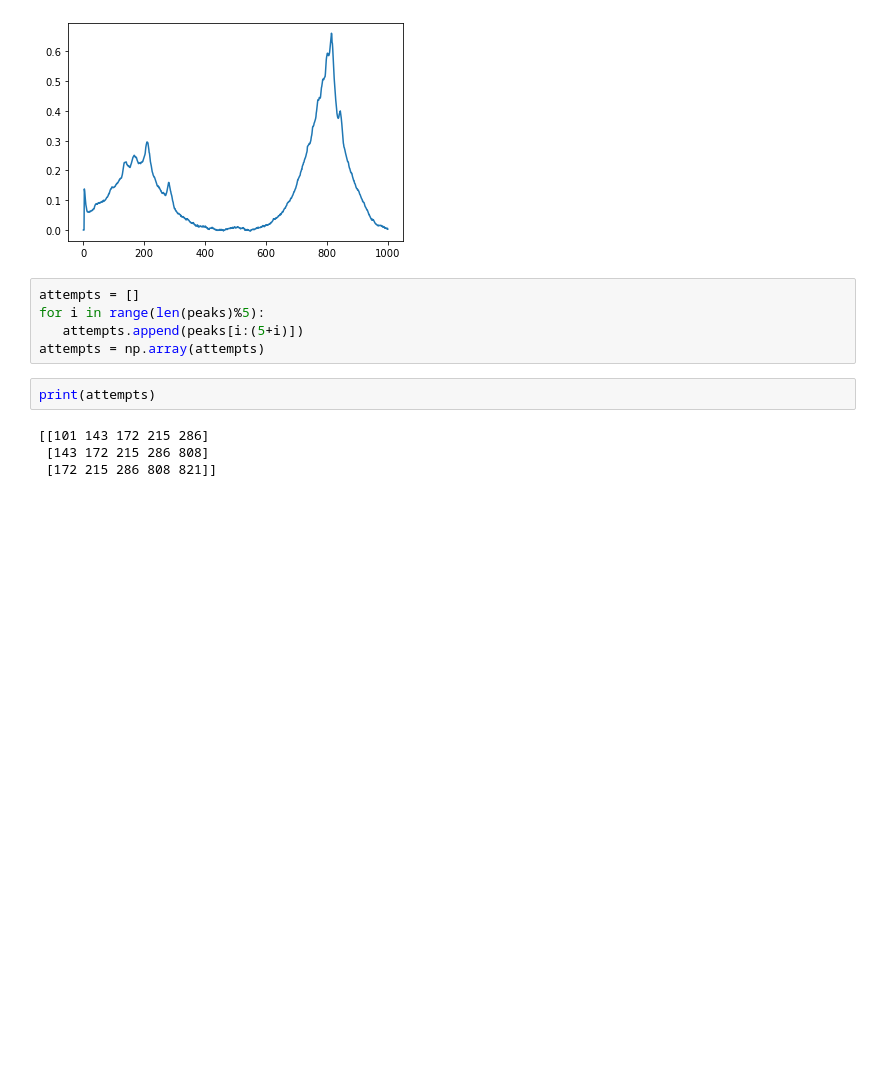
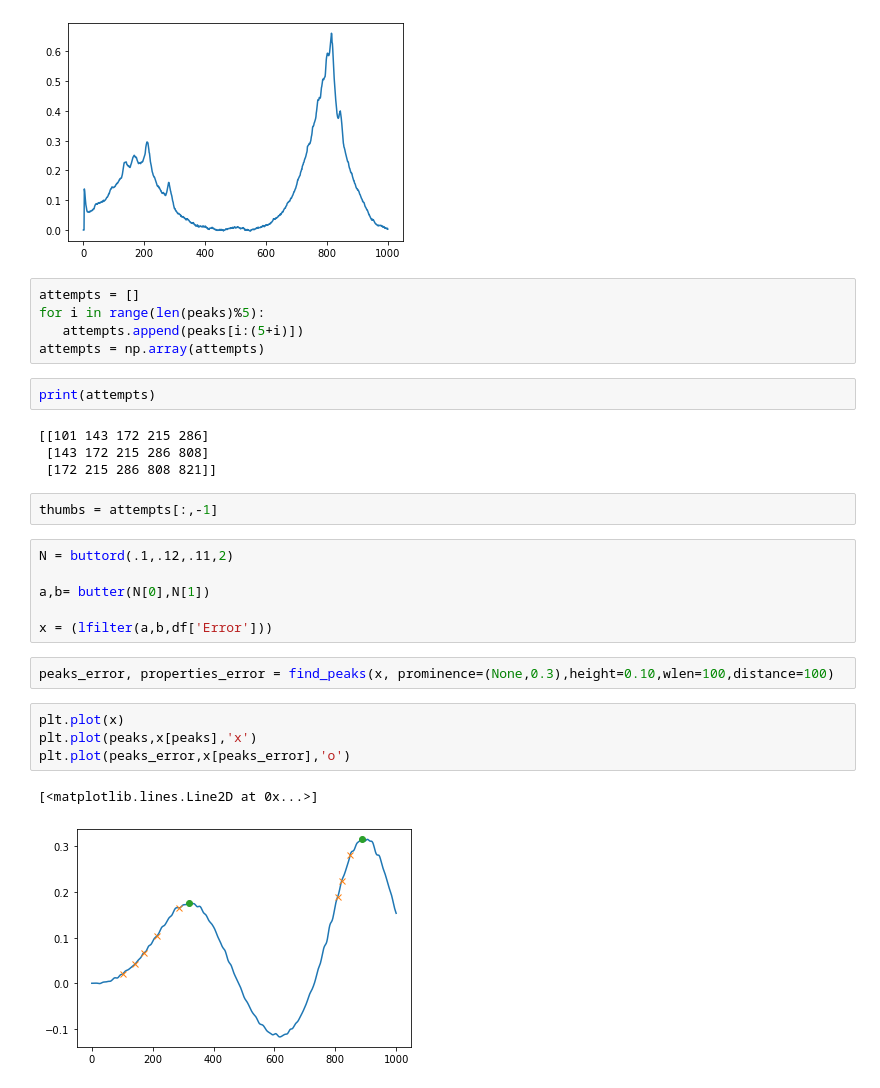
Before and after one commit to KGAtomTrapLab/AtomTrapLab_auto, a Jupyter notebook: peak_detection.ipynb, the cells around one changed output. Saved outputs shown, nothing was run; the diff lists cells and outputs as text; blank space fills up the shorter version.

Commit message:
Added error finding

```diff
--- a/peak_detection.ipynb
+++ b/peak_detection.ipynb
@@ -73,3 +73,20 @@ print(attempts)
 [[101 143 172 215 286]
  [143 172 215 286 808]
  [172 215 286 808 821]]
+# %%
+thumbs = attempts[:,-1]
+# %%
+N = buttord(.1,.12,.11,2)
+
+a,b= butter(N[0],N[1])
+
+x = (lfilter(a,b,df['Error']))
+# %%
+peaks_error, properties_error = find_peaks(x, prominence=(None,0.3),height=0.10,wlen=100,distance=100)
+# %%
+plt.plot(x)
+plt.plot(peaks,x[peaks],'x')
+plt.plot(peaks_error,x[peaks_error],'o')
+# %% [output]
+[<matplotlib.lines.Line2D at 0x...>]
+[figure, added]
```
Also changed, not shown: parts of 1 cell of this notebook.
